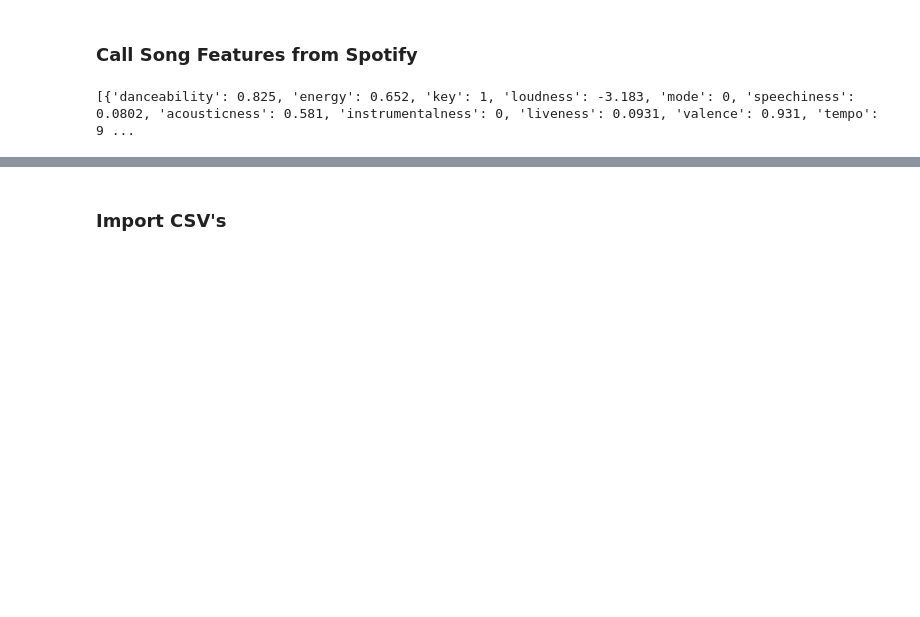
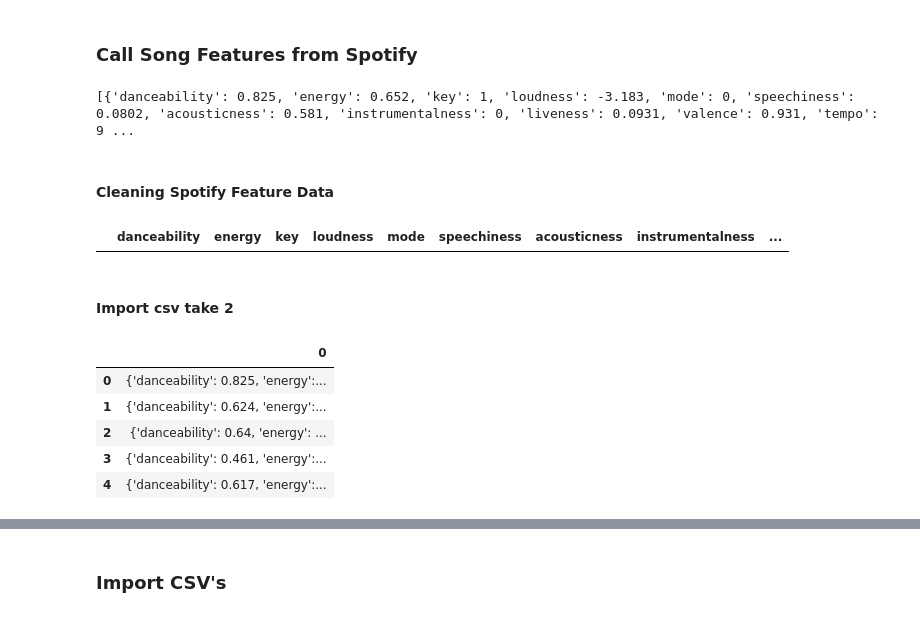
Before and after one commit to jbillet/Final-Project---Spotify, a Jupyter notebook: Lead notebook.ipynb, the cells around one changed output, grey strips where cells are left out. Drawn from its saved outputs; the diff is of its cells as text; code cells hidden in the pictures; blank space fills up the shorter version.

```diff
--- a/Lead notebook.ipynb
+++ b/Lead notebook.ipynb
@@ -330,0 +409,43 @@ audio_feat_pd = pd.DataFrame(all_audio_features)
+# %% [markdown]
+#### Cleaning Spotify Feature Data
+# %%
+
+
+dic_df = {}
+dic_df['danceability'] = []
+dic_df['energy'] = []
+dic_df['key'] = []
+dic_df['loudness'] = []
+dic_df['mode'] = []
+dic_df['speechiness'] = []
+dic_df['acousticness'] = []
+dic_df['instrumentalness'] = []
+dic_df['liveness'] = []
+dic_df['valence'] = []
+dic_df['tempo'] = []
+dic_df['type'] = []
+dic_df['audio_features'] = []
+dic_df['id'] = []
+dic_df['uri'] = []
+dic_df['track_href'] = []
+dic_df['analysis_url'] = []
+dic_df['duration_ms'] = []
+dic_df['time_signature'] = []
+
+audio_data = pd.DataFrame.from_dict(dic_df)
+audio_data.head()
+# %% [output]
+|  | danceability | energy | key | loudness | mode | speechiness | acousticness | instrumentalness | ... |
+# %% [markdown]
+#### Import csv take 2
+# %%
+audio_data_1 = pd.read_csv('/Users/joeybillet/Desktop/Final-Project---Spotify/updated_all_audio_features1.csv', header = None, sep = ';')
+# %%
+audio_data_1.head()
+# %% [output]
+|  | 0 |
+| 0 | {'danceability': 0.825, 'energy':... |
+| 1 | {'danceability': 0.624, 'energy':... |
+| 2 | {'danceability': 0.64, 'energy': ... |
+| 3 | {'danceability': 0.461, 'energy':... |
+| 4 | {'danceability': 0.617, 'energy':... |
```
Also changed, not shown: parts of 47 cells of this notebook, 6 other files.
